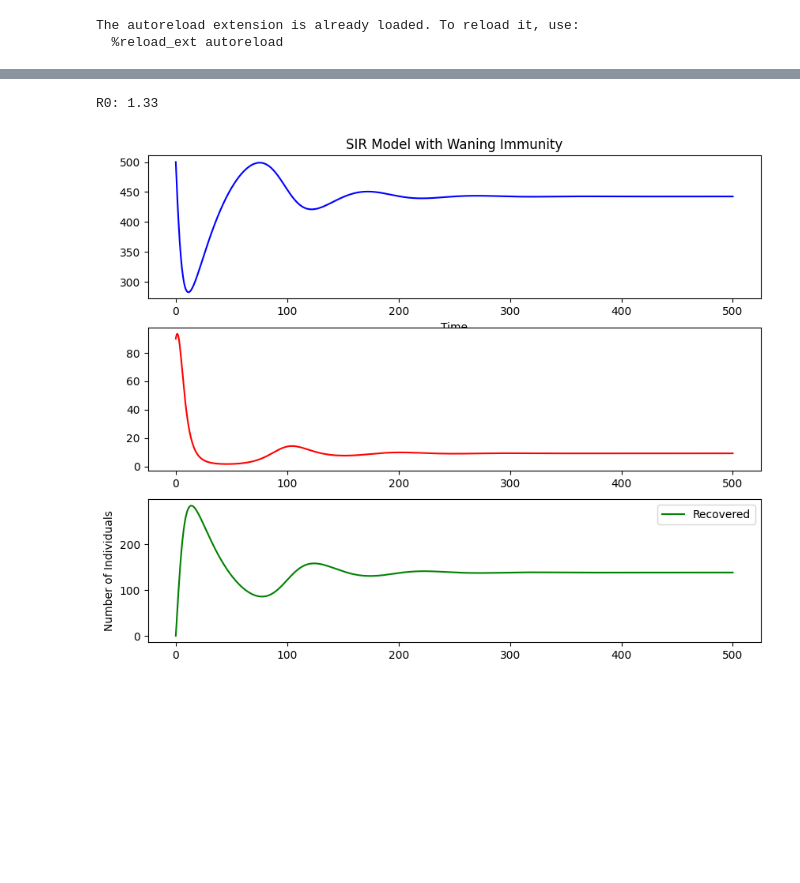
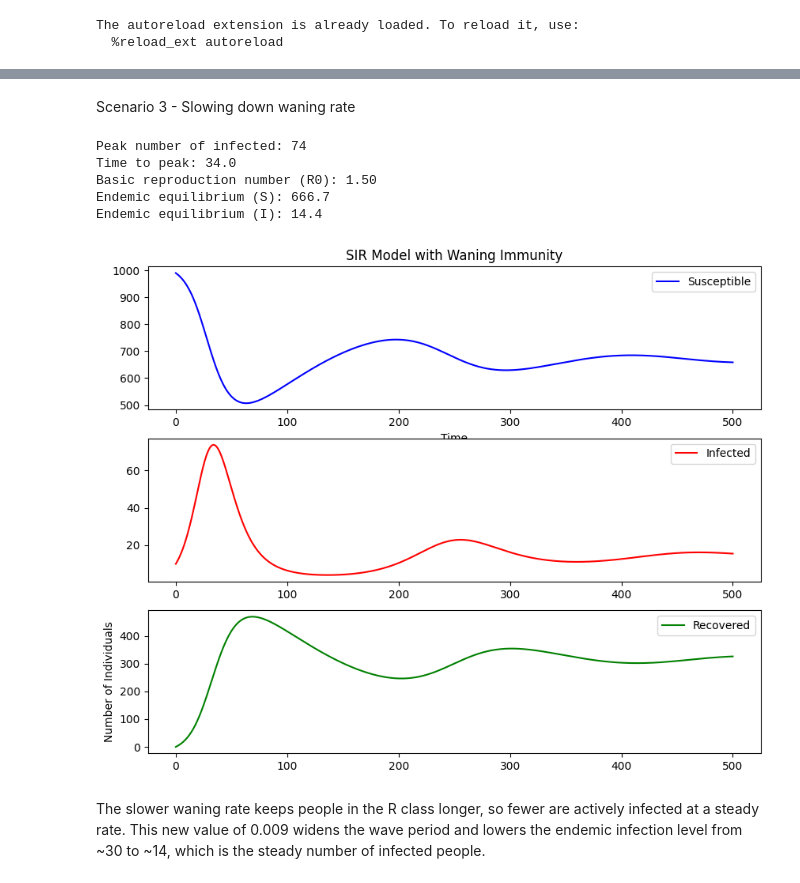
Before and after one commit to kguzman24/epidemic-drivers-through-machine-learning, a Jupyter notebook: notebooks/exploring_waning_immunity.ipynb, the cells around one changed output, grey strips where cells are left out. Cells and saved outputs as stored; diff of their text form; code cells hidden in the pictures; blank space fills up the shorter version.

```diff
--- a/notebooks/exploring_waning_immunity.ipynb
+++ b/notebooks/exploring_waning_immunity.ipynb
@@ -34,7 +34,3 @@ params = [beta, gamma, omega]
 
 # initial conditions vector
 y0 = [100, 1, 0] # 100 susceptible, 1 infected, 0 recovered people
-# %%
-y = simulator(params, y0, t) #simulate the SIR model with waning immunity
-
-plot_simulation(t, y, beta, gamma) #plot the simulation results
@@ -55,3 +38,0 @@ y0 = [500, 70, 0] # 500 susceptible, 70 infected, 0 recovered people
-# %%
-y = simulator(params, y0, t) #simulate the SIR model with waning immunity
-plot_simulation(t, y, beta, gamma) #plot the simulation results
@@ -61,13 +43,13 @@ R0: 70.00
 # %%
 beta = 0.3
 gamma = 0.2
-omega = 0.02 #waning rate
+omega = 0.00 #waning rate
 
 params = [beta, gamma, omega]
 
 # initial conditions vector
-y0 = [500, 70, 0] # 500 susceptible, 70 infected, 0 recovered people
+y0 = [990, 10, 0] # 500 susceptible, 70 infected, 0 recovered people
 
 y = simulator(params, y0, t) #simulate the SIR model with waning immunity
-plot_simulation(t, y, beta, gamma) #plot the simulation results
+plot_simulation(t, y, params) #plot the simulation results
 # %% [output]
@@ -75,0 +67,13 @@ R0: 1.50
+# %%
+beta = 0.3
+gamma = 0.2
+omega = 0.02 #waning rate
+
+params = [beta, gamma, omega]
+
+# initial conditions vector
+y0 = [990, 10, 0] # 500 susceptible, 70 infected, 0 recovered people
+
+y = simulator(params, y0, t) #simulate the SIR model with waning immunity
+
+plot_simulation(t, y, params) #plot the simulation results
@@ -76,15 +87,23 @@ R0: 1.50
+# %% [markdown]
+Scenario 3 - Slowing down waning rate
 # %%
-beta = 0.6
-gamma = 0.45
-omega = 0.03 #waning rate
+beta = 0.3
+gamma = 0.2
+omega = 0.009 #waning rate
 
 params = [beta, gamma, omega]
 
 # initial conditions vector
-y0 = [500, 90, 0] # 500 susceptible, 90 infected, 0 recovered people
+y0 = [990, 10, 0] # 990 susceptible, 10 infected, 0 recovered people
 
 y = simulator(params, y0, t) #simulate the SIR model with waning immunity
-plot_simulation(t, y, beta, gamma) #plot the simulation results
+plot_simulation(t, y, params) #plot the simulation results
 # %% [output]
-R0: 1.33
+Peak number of infected: 74
+Time to peak: 34.0
+Basic reproduction number (R0): 1.50
+Endemic equilibrium (S): 666.7
+Endemic equilibrium (I): 14.4
-[figure, old version]
+[figure, new version]
+# %% [markdown]
+The slower waning rate keeps people in the R class longer, so fewer are actively infected at a steady rate. This new value of 0.009 widens the wave period and lowers the endemic infection level from ~30 to ~14,  which is the steady number of infected people.
```
Also changed, not shown: parts of 10 cells of this notebook, 1 other file.
